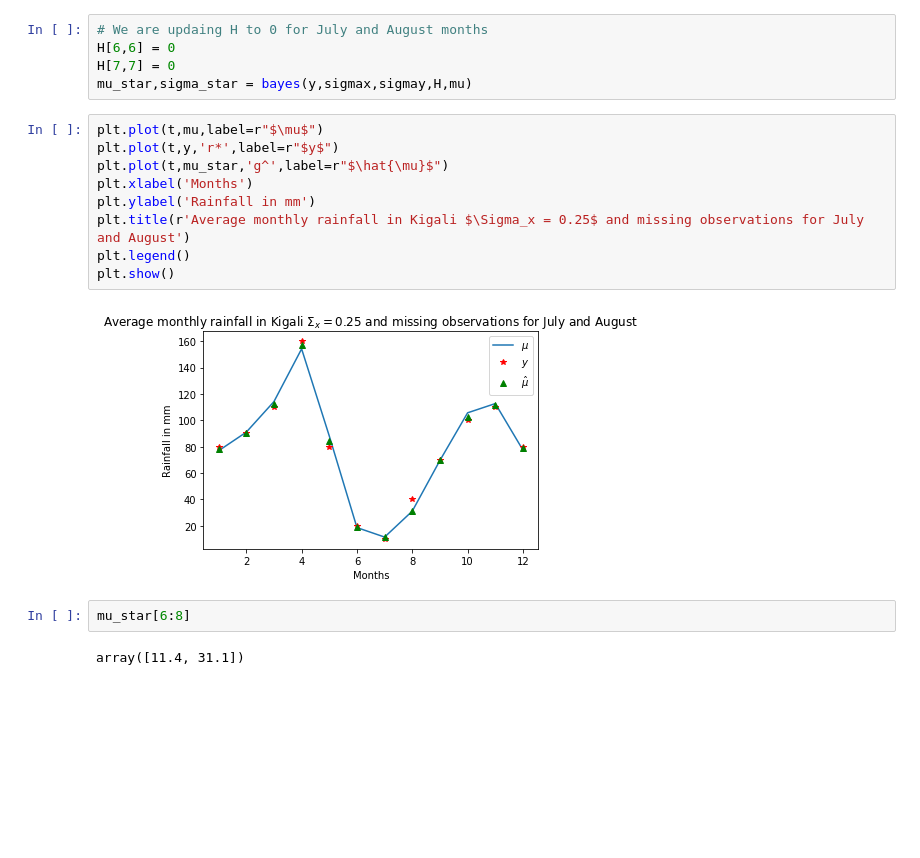
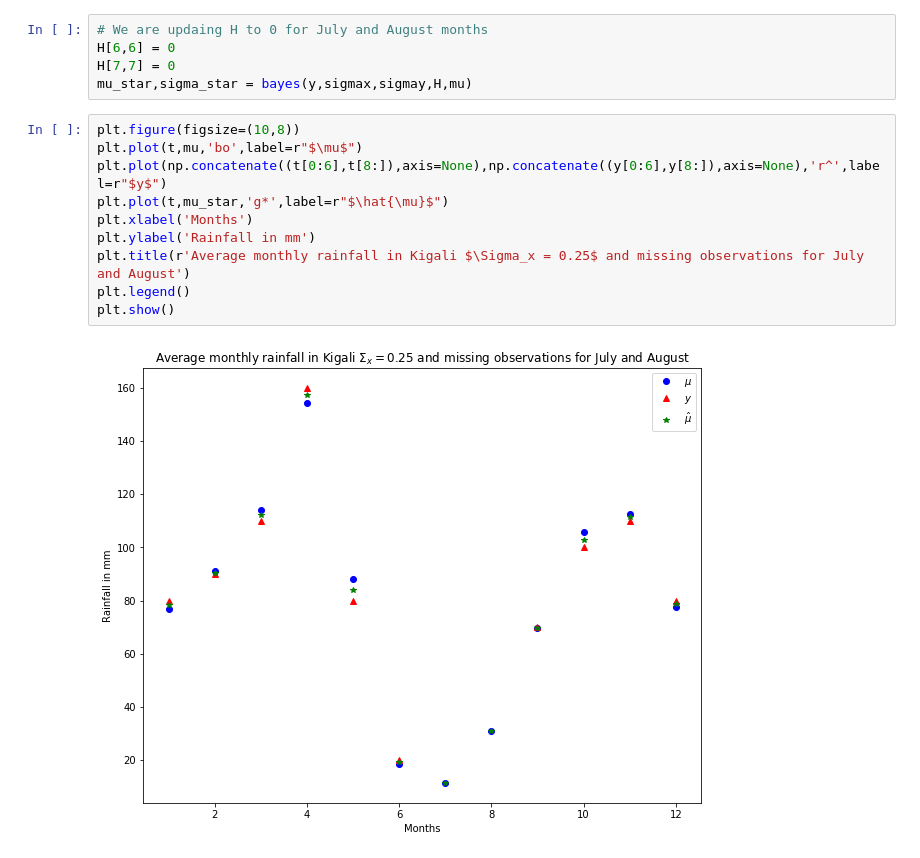
Before and after one commit to yusufbrima/AIMS, a Jupyter notebook: Lectures/Review Phase/Block 8/Data Assimilation/Labs/01042021/Bayesian Estimation.ipynb, the cells around one changed output. Saved outputs shown, nothing was run; the diff lists cells and outputs as text; blank space fills up the shorter version.

```diff
--- a/Lectures/Review Phase/Block 8/Data Assimilation/Labs/01042021/Bayesian Estimation.ipynb
+++ b/Lectures/Review Phase/Block 8/Data Assimilation/Labs/01042021/Bayesian Estimation.ipynb
@@ -54,17 +56,14 @@ H[6,6] = 0
 H[7,7] = 0
 mu_star,sigma_star = bayes(y,sigmax,sigmay,H,mu)
 # %%
-plt.plot(t,mu,label=r"$\mu$")
-plt.plot(t,y,'r*',label=r"$y$")
-plt.plot(t,mu_star,'g^',label=r"$\hat{\mu}$")
+plt.figure(figsize=(10,8))
+plt.plot(t,mu,'bo',label=r"$\mu$")
+plt.plot(np.concatenate((t[0:6],t[8:]),axis=None),np.concatenate((y[0:6],y[8:]),axis=None),'r^',label=r"$y$")
+plt.plot(t,mu_star,'g*',label=r"$\hat{\mu}$")
 plt.xlabel('Months')
 plt.ylabel('Rainfall in mm')
 plt.title(r'Average monthly rainfall in Kigali $\Sigma_x = 0.25$ and missing observations for July and August')
 plt.legend()
 plt.show()
 # %% [output]
-[figure, old version]
+[figure, new version]
-# %%
-mu_star[6:8]
-# %% [output]
-array([11.4, 31.1])
```
Also changed, not shown: parts of 2 cells of this notebook.
